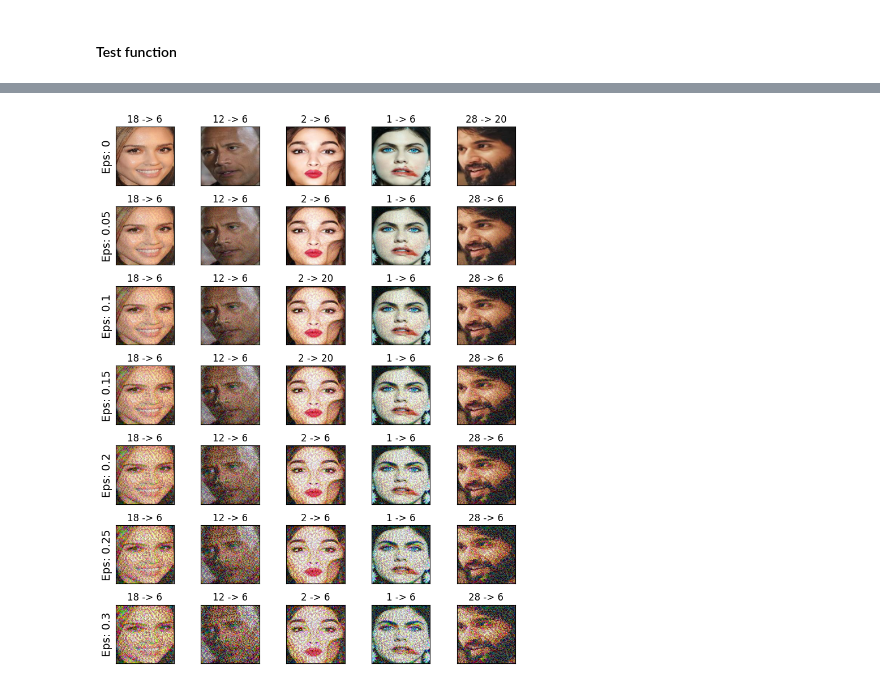
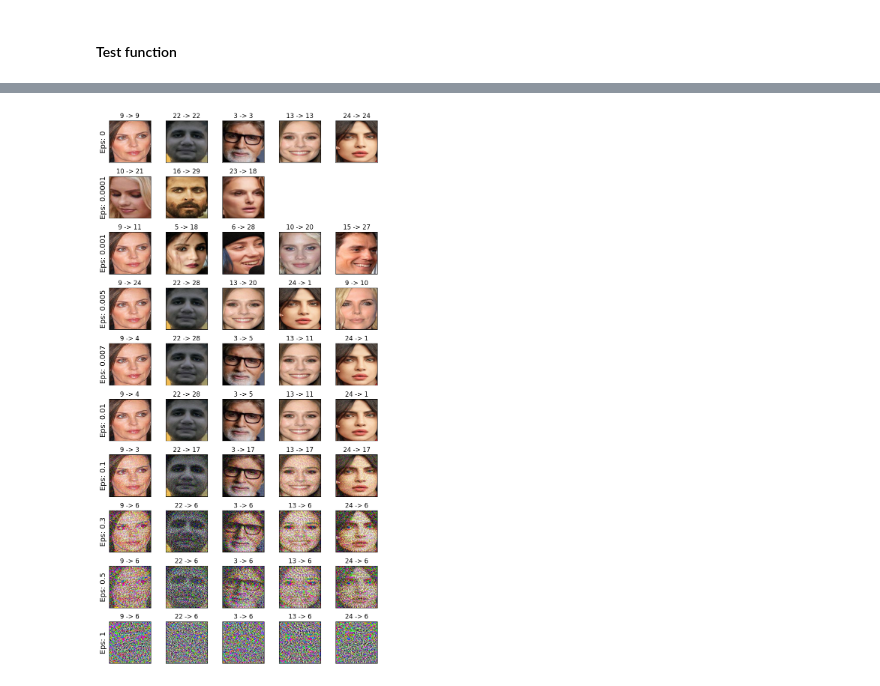
Before and after one commit to sergiocanar/FGSM_Faces, a Jupyter notebook: Grupo1_fgsm.ipynb, the cells around one changed output, grey strips where cells are left out. Cells and saved outputs as stored; diff of their text form; code cells hidden in the pictures.

```diff
--- a/Grupo1_fgsm.ipynb
+++ b/Grupo1_fgsm.ipynb
@@ -211,9 +75,8 @@ Accuracy: 0.94
 # %%
-epsilons = [0, .05, .1, .15, .2, .25, .3]
-pretrained_model = 'model.pth'
+epsilons = [0, 0.0001, 0.001, 0.005, 0.007, 0.01, 0.1, 0.3, 0.5, 1]
+pretrained_model = 'models/resnet18_celeb_faces.pth'
 model.load_state_dict(torch.load(pretrained_model, map_location=device, weights_only=True))
-model.eval()
 
-print('Model loaded')
-print(model)
+print('Model loaded!')
+print(len(epsilons))
 # %% [output]
@@ -241,6 +105,13 @@ def denormalize(batch, mean=[0.6389, 0.4773, 0.4056], std=[0.2343, 0.1996, 0.183
     if isinstance(std, list):
         std = torch.tensor(std).to(device=device)
     return batch * std.view(1, 3, 1, 1) + mean.view(1, 3, 1, 1)
+
+def normalize(batch, mean=[0.6389, 0.4773, 0.4056], std=[0.2343, 0.1996, 0.1831]):
+    if isinstance(mean, list):
+        mean = torch.tensor(mean).to(device=device)
+    if isinstance(std, list):
+        std = torch.tensor(std).to(device=device)
+    return (batch - mean.view(1, 3, 1, 1)) / std.view(1, 3, 1, 1)
 # %% [markdown]
 #### Test function
 # %%
@@ -298,7 +200,7 @@ examples = []
 test_dataloader_corrupted = DataLoader(test_dataset, batch_size=1, shuffle=False)
 
 for eps in epsilons:
-    acc, ex = test_corrupted(model, device, test_dataloader_corrupted, eps)
+    acc, ex = test_with_FGSM(model, test_dataloader_corrupted, eps)
     accuracies.append(acc)
     examples.append(ex)
 # %% [output]
@@ -323,20 +241,44 @@ plt.show()
 # %%
-# Plot several examples of adversarial samples at each epsilon
-cnt = 0
-plt.figure(figsize=(8,10))
-for i in range(len(epsilons)):
-    for j in range(len(examples[i])):
-        cnt += 1
-        plt.subplot(len(epsilons),len(examples[0]),cnt)
-        plt.xticks([], [])
-        plt.yticks([], [])
-        if j == 0:
-            plt.ylabel(f"Eps: {epsilons[i]}", fontsize=14)
-        orig,adv,ex = examples[i][j]
-        plt.title(f"{orig} -> {adv}")
-        ex = np.transpose(ex, (1, 2, 0))
-        plt.imshow(ex)
-plt.tight_layout()
-plt.show()
+import numpy as np
+import matplotlib.pyplot as plt
+
+def plot_examples(examples, epsilons, max_examples=5):
+    """
+    Plots a subset of adversarial examples for different epsilon values.
+
+    Parameters:
+    - examples: List of lists containing tuples (original_label, adversarial_label, adversarial_image).
+    - epsilons: List of epsilon values corresponding to the adversarial examples.
+    - max_examples: Maximum number of examples to display per epsilon. Default is 5.
+    """
+    cnt = 0
+    plt.figure(figsize=(8, 15))
+
+    for i in range(len(epsilons)):
+        num_examples = len(examples[i])  # Number of available examples for this epsilon
+        for j in range(max_examples):
+            cnt += 1
+            plt.subplot(len(epsilons), max_examples, cnt)
+            plt.xticks([], [])
+            plt.yticks([], [])
+            if j == 0:
+                plt.ylabel(f"Eps: {epsilons[i]}", fontsize=14)
+
+            # Check if there's an example to plot
+            if j < num_examples:
+                orig, adv, ex = examples[i][j]
+                plt.title(f"{orig} -> {adv}")
+                ex = np.clip(ex, 0, 1)  # Ensure the image data is in the range [0, 1]
+                plt.imshow(ex.transpose(1, 2, 0))
+            else:
+                # Leave the space blank
+                plt.title("")
+                plt.imshow(np.ones((32, 32, 3)))  # Example blank image (white background)
+                plt.axis('off')
+    plt.tight_layout()
+    plt.show()
+
+# Llamada a la función con ejemplos ficticios
+plot_examples(examples, epsilons, max_examples=5)
 # %% [output]
-[figure, old version]
+[figure, new version]
```
Also changed, not shown: parts of 18 cells of this notebook, 1 other file.
